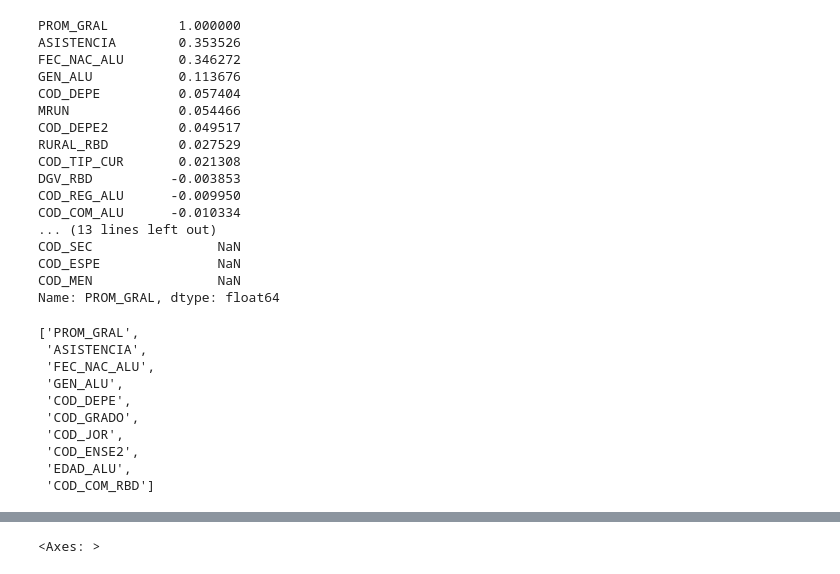
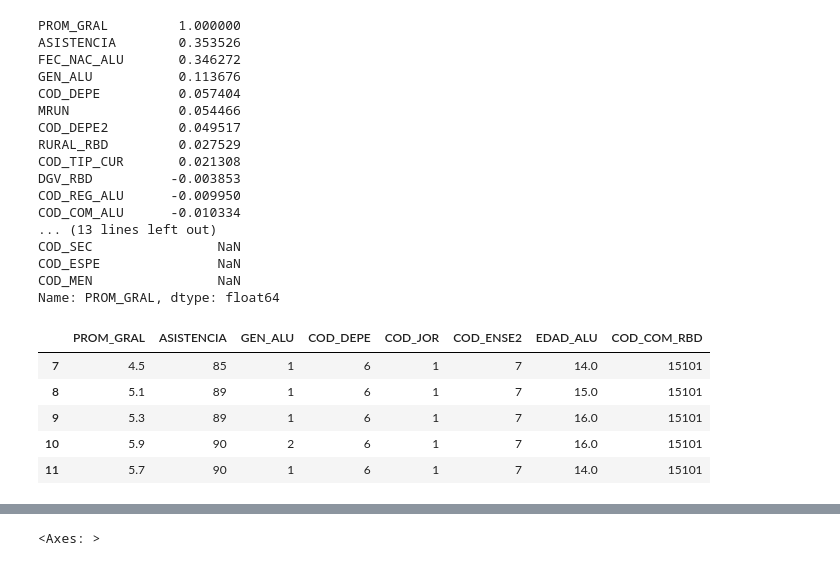
Before and after one commit to Ketbome/DataScience, a Jupyter notebook: Colab/RedNeuronal copy.ipynb, the cells around one changed output, grey strips where cells are left out. Drawn from its saved outputs; the diff is of its cells as text; code cells hidden in the pictures.

```diff
--- a/Colab/RedNeuronal copy.ipynb
+++ b/Colab/RedNeuronal copy.ipynb
@@ -109,25 +108,36 @@ columnas_seleccionadas = correlacion_prom_gral[correlacion_prom_gral.notna()].in
 # %%
+# Columnas
+#['ï»¿AGNO', 'RBD', 'DGV_RBD', 'NOM_RBD', 'COD_REG_RBD', 'NOM_REG_RBD_A', 'COD_PRO_RBD', 'COD_COM_RBD',
+#'NOM_COM_RBD', 'COD_DEPROV_RBD', 'NOM_DEPROV_RBD', 'COD_DEPE', 'COD_DEPE2', 'RURAL_RBD', 'ESTADO_ESTAB',
+#'COD_ENSE', 'COD_ENSE2', 'COD_GRADO', 'LET_CUR', 'COD_JOR',
+#'COD_TIP_CUR', 'COD_DES_CUR', 'MRUN', 'GEN_ALU', 'FEC_NAC_ALU',
+#'EDAD_ALU', 'COD_REG_ALU', 'COD_COM_ALU', 'NOM_COM_ALU', 'COD_RAMA',
+#'COD_SEC', 'COD_ESPE', 'PROM_GRAL', 'ASISTENCIA', 'SIT_FIN',
+#'SIT_FIN_R', 'COD_MEN']
+
+# Obtener nombres de las columnas de correlacion distintas que no sean Nan
+columnas_seleccionadas = correlacion_prom_gral[correlacion_prom_gral.notna()].index
+
 # Obtén los nombres de las columnas con correlación mayor a 0.1
 columnas_mayor_0_1 = correlacion_prom_gral[correlacion_prom_gral > 0.057].index
 
 # Obtén los nombres de las columnas con correlación menor a -0.1
 columnas_menor_neg_0_1 = correlacion_prom_gral[correlacion_prom_gral < -0.05].index
 
 columnas_seleccionadas = columnas_mayor_0_1.tolist() + columnas_menor_neg_0_1.tolist()
 
 # Agregar comuna del colegio
 columnas_seleccionadas.append('COD_COM_RBD')
 #columnas_seleccionadas.append('DGV_RBD')
 
-columnas_seleccionadas
+data_clear = data_all[columnas_seleccionadas]
+data = data_clear.drop('FEC_NAC_ALU', axis=1)
+data = data.drop('COD_GRADO', axis=1)
+data.head()
 # %% [output]
-['PROM_GRAL',
- 'ASISTENCIA',
- 'FEC_NAC_ALU',
- 'GEN_ALU',
- 'COD_DEPE',
- 'COD_GRADO',
- 'COD_JOR',
- 'COD_ENSE2',
- 'EDAD_ALU',
- 'COD_COM_RBD']
+|  | PROM_GRAL | ASISTENCIA | GEN_ALU | COD_DEPE | COD_JOR | COD_ENSE2 | EDAD_ALU | COD_COM_RBD |
+| 7 | 4.5 | 85 | 1 | 6 | 1 | 7 | 14.0 | 15101 |
+| 8 | 5.1 | 89 | 1 | 6 | 1 | 7 | 15.0 | 15101 |
+| 9 | 5.3 | 89 | 1 | 6 | 1 | 7 | 16.0 | 15101 |
+| 10 | 5.9 | 90 | 2 | 6 | 1 | 7 | 16.0 | 15101 |
+| 11 | 5.7 | 90 | 1 | 6 | 1 | 7 | 14.0 | 15101 |
```
Also changed, not shown: parts of 3 cells of this notebook, 1 other file.
